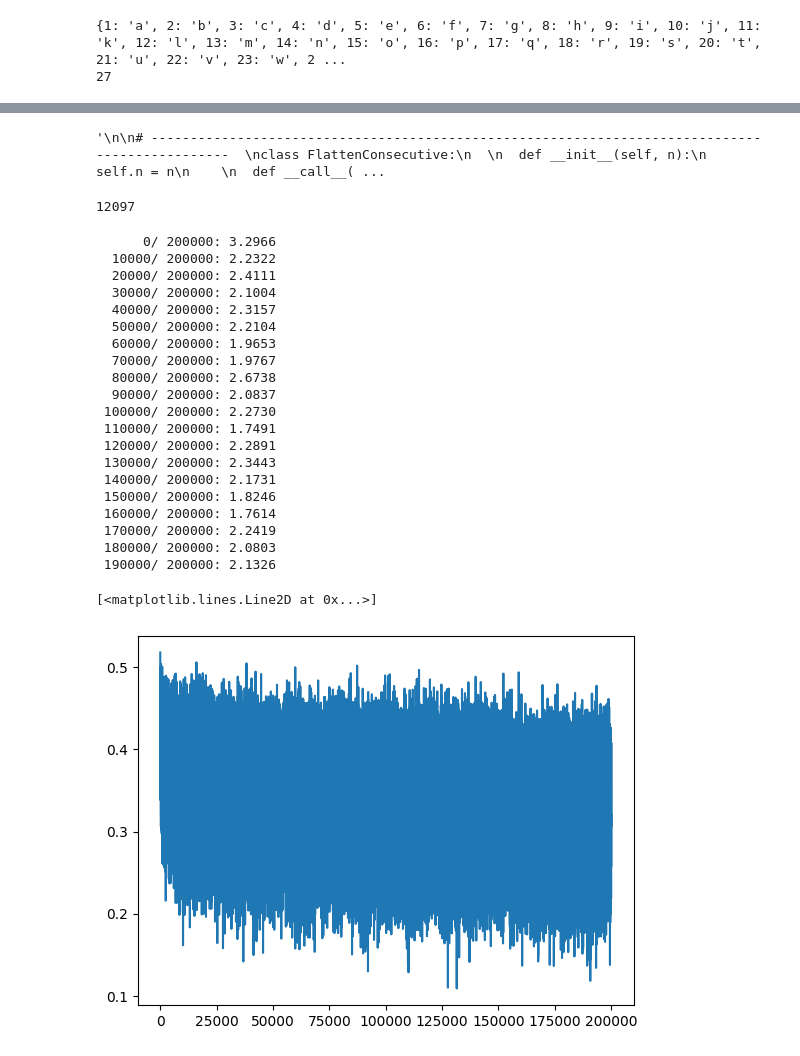
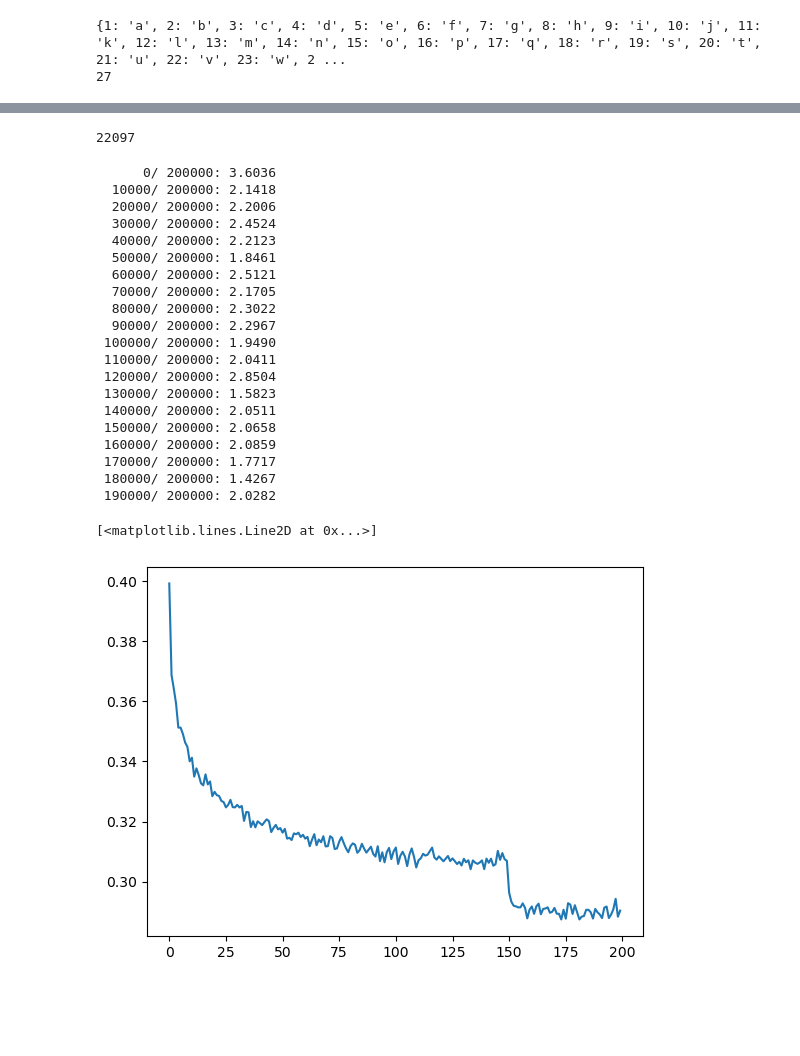
Before and after one commit to andrewc01/Karpathy-Zero-to-Hero, a Jupyter notebook: makemore/build_makemore_part5_wavenet.ipynb, the cells around one changed output, grey strips where cells are left out. Cells and saved outputs as stored; diff of their text form; code cells hidden in the pictures; blank space fills up the shorter version.

```diff
--- a/makemore/build_makemore_part5_wavenet.ipynb
+++ b/makemore/build_makemore_part5_wavenet.ipynb
@@ -30,7 +30,7 @@ random.seed(42)
 random.shuffle(words)
 # %%
 # build the dataset
-block_size = 3 # context length
+block_size = 8 # context length
 
 def build_dataset(words):
     X, Y = [], []
@@ -157,7 +157,15 @@ class Embedding:
   def parameters(self):
     return [self.weight]
 
-"""
+# -----------------------------------------------------------------------------------------------
+class Flatten:
+
+  def __call__(self, x):
+    self.out = x.view(x.shape[0], -1)
+    return self.out
+
+  def parameters(self):
+    return []
 
 # -----------------------------------------------------------------------------------------------
 class FlattenConsecutive:
@@ -191,31 +199,29 @@ class Sequential:
   def parameters(self):
     # get parameters of all layers and stretch them out into one list
     return [p for layer in self.layers for p in layer.parameters()]
-"""
-# %% [output]
-'\n\n# -----------------------------------------------------------------------------------------------  \nclass FlattenConsecutive:\n  \n  def __init__(self, n):\n    self.n = n\n    \n  def __call__( ...
 # %%
 torch.manual_seed(42);
 # %%
 n_embed = 10
 n_hidden = 200
 
-C = torch.randn((vocab_size, n_embed))
-layers = [
+model = Sequential([
+    Embedding(vocab_size, n_embed),
+    Flatten(),
     Linear(n_embed * block_size, n_hidden, bias=False), BatchNorm1d(n_hidden), Tanh(),
     Linear(n_hidden, vocab_size),
-]
+])
 
 # parameter init
 with torch.no_grad():
     layers[-1].weight *= 0.1
 
-parameters = [C] + [p for layer in layers for p in layer.parameters()]
+parameters = model.parameters()
 print(sum(p.nelement() for p in parameters))
 for p in parameters:
     p.requires_grad = True
 # %% [output]
-12097
+22097
 # %%
 max_steps = 200000
 batch_size = 32
@@ -228,11 +234,8 @@ for i in range(max_steps):
     Xb, Yb = Xtr[ix], Ytr[ix] # batch X, Y
 
     # forward pass
-    emb = C[Xb] # embed the characters into vectors
-    x = emb.view(emb.shape[0], -1)
-    for layer in layers:
-        x = layer(x)
-    loss = F.cross_entropy(x, Yb) # loss function
+    logits = model(Xb)
+    loss = F.cross_entropy(logits, Yb) # loss function
 
     # backward pass
     for p in parameters:
@@ -249,30 +252,30 @@ for i in range(max_steps):
         print(f'{i:7d}/{max_steps:7d}: {loss.item():.4f}')
     lossi.append(loss.log10().item())
 # %% [output]
-      0/ 200000: 3.2966
-  10000/ 200000: 2.2322
-  20000/ 200000: 2.4111
-  30000/ 200000: 2.1004
-  40000/ 200000: 2.3157
-  50000/ 200000: 2.2104
-  60000/ 200000: 1.9653
-  70000/ 200000: 1.9767
-  80000/ 200000: 2.6738
-  90000/ 200000: 2.0837
- 100000/ 200000: 2.2730
- 110000/ 200000: 1.7491
- 120000/ 200000: 2.2891
- 130000/ 200000: 2.3443
- 140000/ 200000: 2.1731
- 150000/ 200000: 1.8246
- 160000/ 200000: 1.7614
- 170000/ 200000: 2.2419
- 180000/ 200000: 2.0803
- 190000/ 200000: 2.1326
+      0/ 200000: 3.6036
+  10000/ 200000: 2.1418
+  20000/ 200000: 2.2006
+  30000/ 200000: 2.4524
+  40000/ 200000: 2.2123
+  50000/ 200000: 1.8461
+  60000/ 200000: 2.5121
+  70000/ 200000: 2.1705
+  80000/ 200000: 2.3022
+  90000/ 200000: 2.2967
+ 100000/ 200000: 1.9490
+ 110000/ 200000: 2.0411
+ 120000/ 200000: 2.8504
+ 130000/ 200000: 1.5823
+ 140000/ 200000: 2.0511
+ 150000/ 200000: 2.0658
+ 160000/ 200000: 2.0859
+ 170000/ 200000: 1.7717
+ 180000/ 200000: 1.4267
+ 190000/ 200000: 2.0282
 # %%
-plt.plot(lossi)
+plt.plot(torch.tensor(lossi).view(-1, 1000).mean(1))
 # %% [output]
 [<matplotlib.lines.Line2D at 0x...>]
-[figure, old version]
+[figure, new version]
 # %%
 # put layers into eval mode (needed for batchnorm)
```
Also changed, not shown: parts of 6 cells of this notebook.
